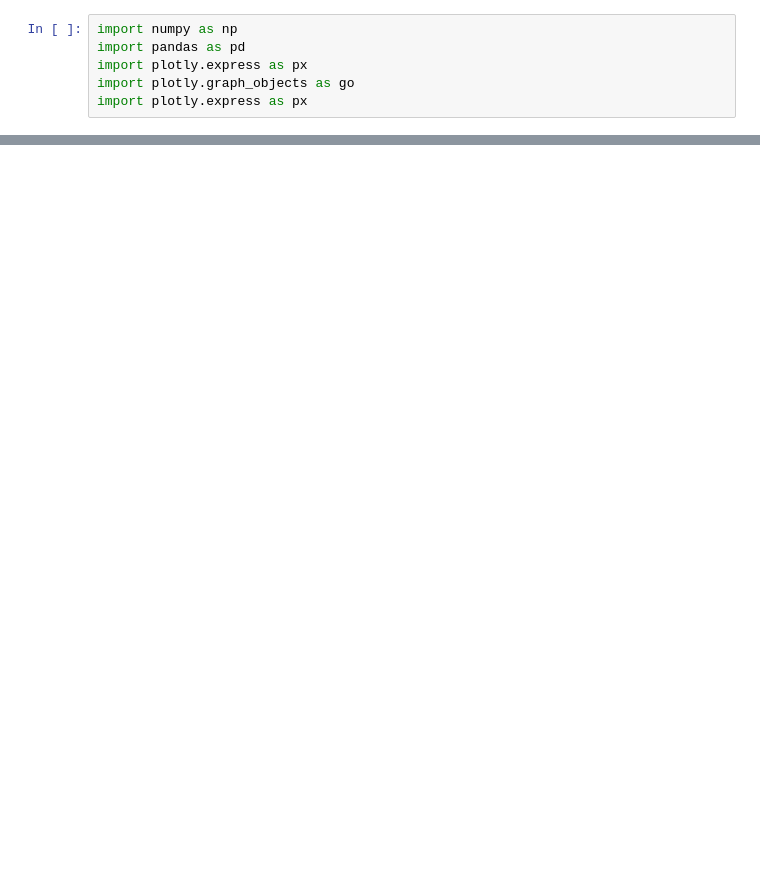
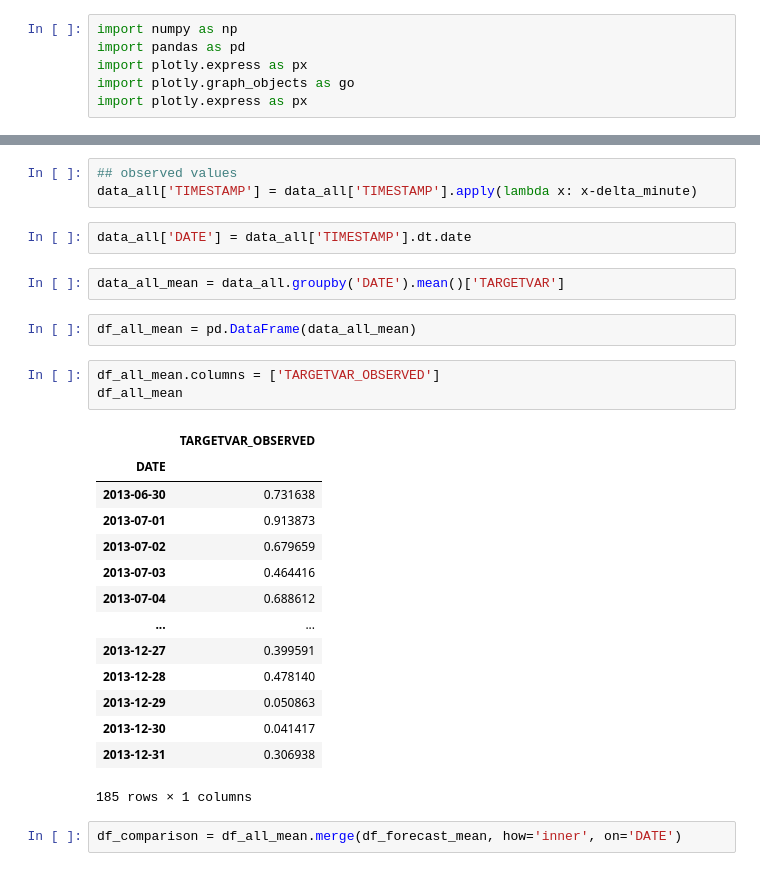
Before and after one commit to fklein21/windpower_dashboard, a Jupyter notebook: plot_function.ipynb, the cells around one changed output, grey strips where cells are left out. Cells and saved outputs as stored; diff of their text form; blank space fills up the shorter version.

```diff
--- a/plot_function.ipynb
+++ b/plot_function.ipynb
@@ -193,0 +118,29 @@ data.to_csv('raw_data_incl_features_test.csv', index=False)
+# %%
+## observed values
+data_all['TIMESTAMP'] = data_all['TIMESTAMP'].apply(lambda x: x-delta_minute)
+# %%
+data_all['DATE'] = data_all['TIMESTAMP'].dt.date
+# %%
+data_all_mean = data_all.groupby('DATE').mean()['TARGETVAR']
+# %%
+df_all_mean = pd.DataFrame(data_all_mean)
+# %%
+df_all_mean.columns = ['TARGETVAR_OBSERVED']
+df_all_mean
+# %% [output]
+|  | TARGETVAR_OBSERVED |
+| DATE |  |
+| 2013-06-30 | 0.731638 |
+| 2013-07-01 | 0.913873 |
+| 2013-07-02 | 0.679659 |
+| 2013-07-03 | 0.464416 |
+| 2013-07-04 | 0.688612 |
+| ... | ... |
+| 2013-12-27 | 0.399591 |
+| 2013-12-28 | 0.478140 |
+| 2013-12-29 | 0.050863 |
+| 2013-12-30 | 0.041417 |
+| 2013-12-31 | 0.306938 |
+185 rows × 1 columns
+# %%
+df_comparison = df_all_mean.merge(df_forecast_mean, how='inner', on='DATE')
```
Also changed, not shown: parts of 29 cells of this notebook, 3 other files.
